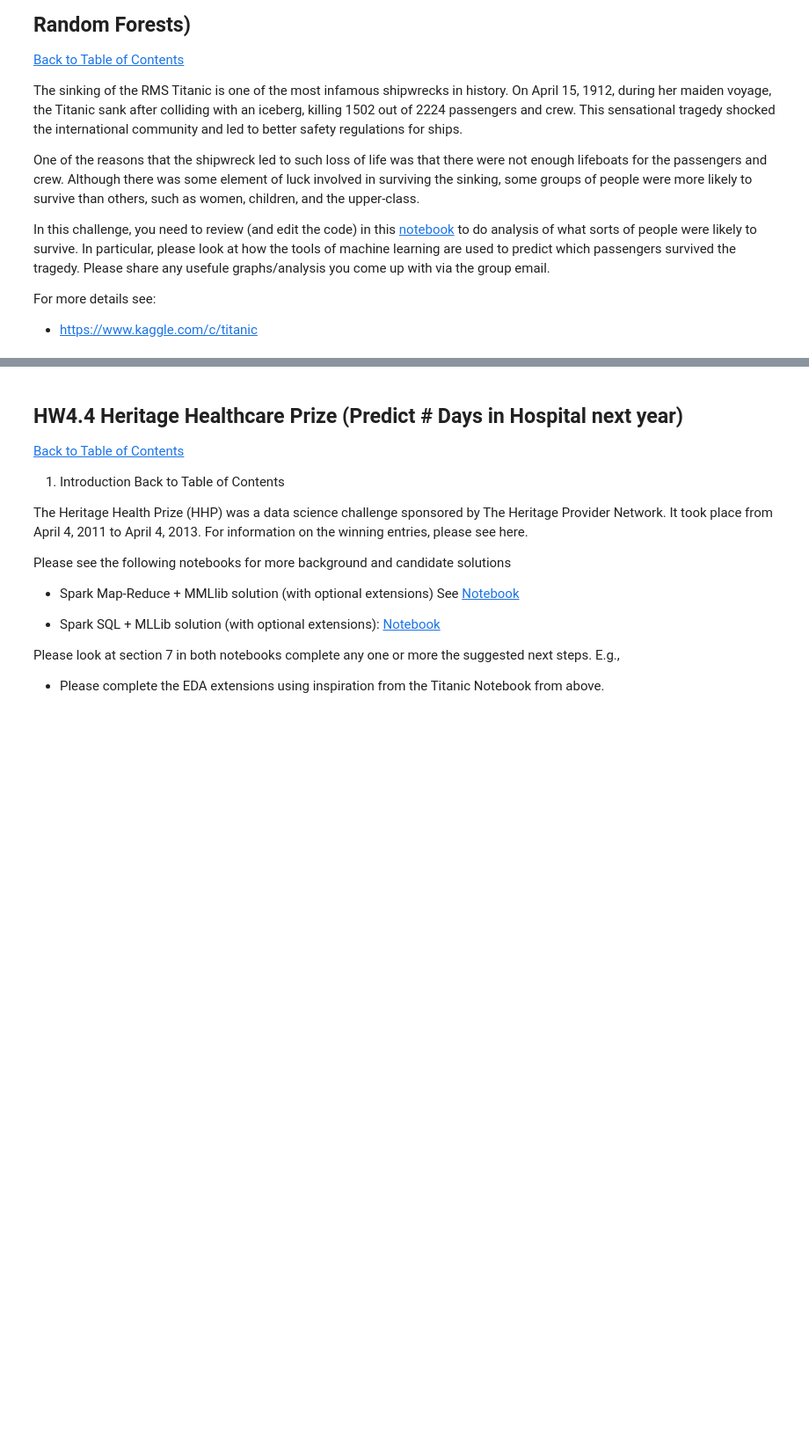
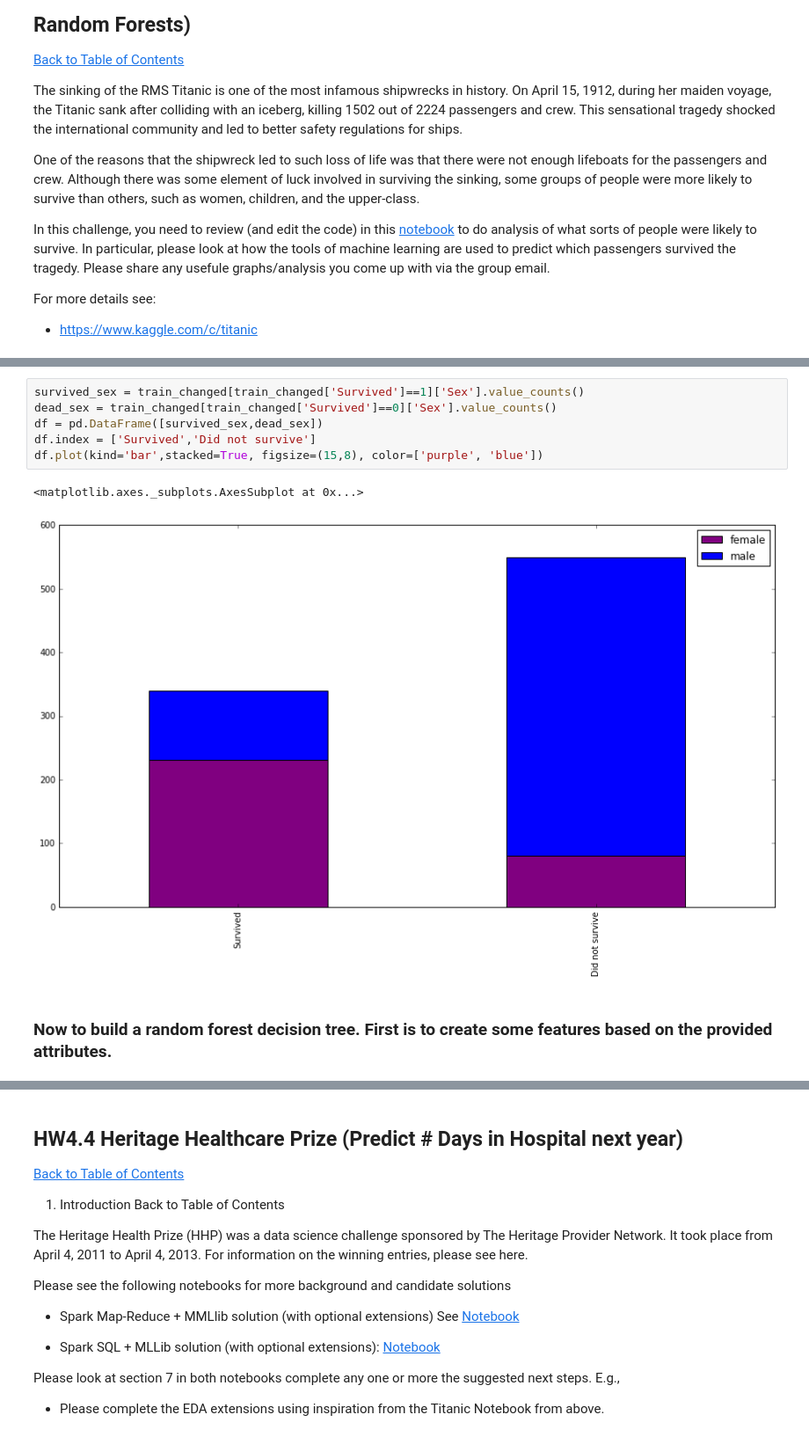
Before and after one commit to anaveenan/MachineLearning, a Jupyter notebook: TargetDataScienceTraining/Week 2/HW4/Zuehlke DAMLAS Target DS Homework - 18aug2016.ipynb, the cells around one changed output, grey strips where cells are left out. Shown at 88% size. Drawn from its saved outputs; the diff is of its cells as text; blank space fills up the shorter version.

```diff
--- a/TargetDataScienceTraining/Week 2/HW4/Zuehlke DAMLAS Target DS Homework - 18aug2016.ipynb
+++ b/TargetDataScienceTraining/Week 2/HW4/Zuehlke DAMLAS Target DS Homework - 18aug2016.ipynb
@@ -510,0 +579,11 @@ For more details see:
+# %%
+survived_sex = train_changed[train_changed['Survived']==1]['Sex'].value_counts()
+dead_sex = train_changed[train_changed['Survived']==0]['Sex'].value_counts()
+df = pd.DataFrame([survived_sex,dead_sex])
+df.index = ['Survived','Did not survive']
+df.plot(kind='bar',stacked=True, figsize=(15,8), color=['purple', 'blue'])
+# %% [output]
+<matplotlib.axes._subplots.AxesSubplot at 0x...>
+[figure, added]
+# %% [markdown]
+### Now to build a random forest decision tree.  First is to create some features based on the provided attributes.
```
Also changed, not shown: parts of 65 cells of this notebook.
